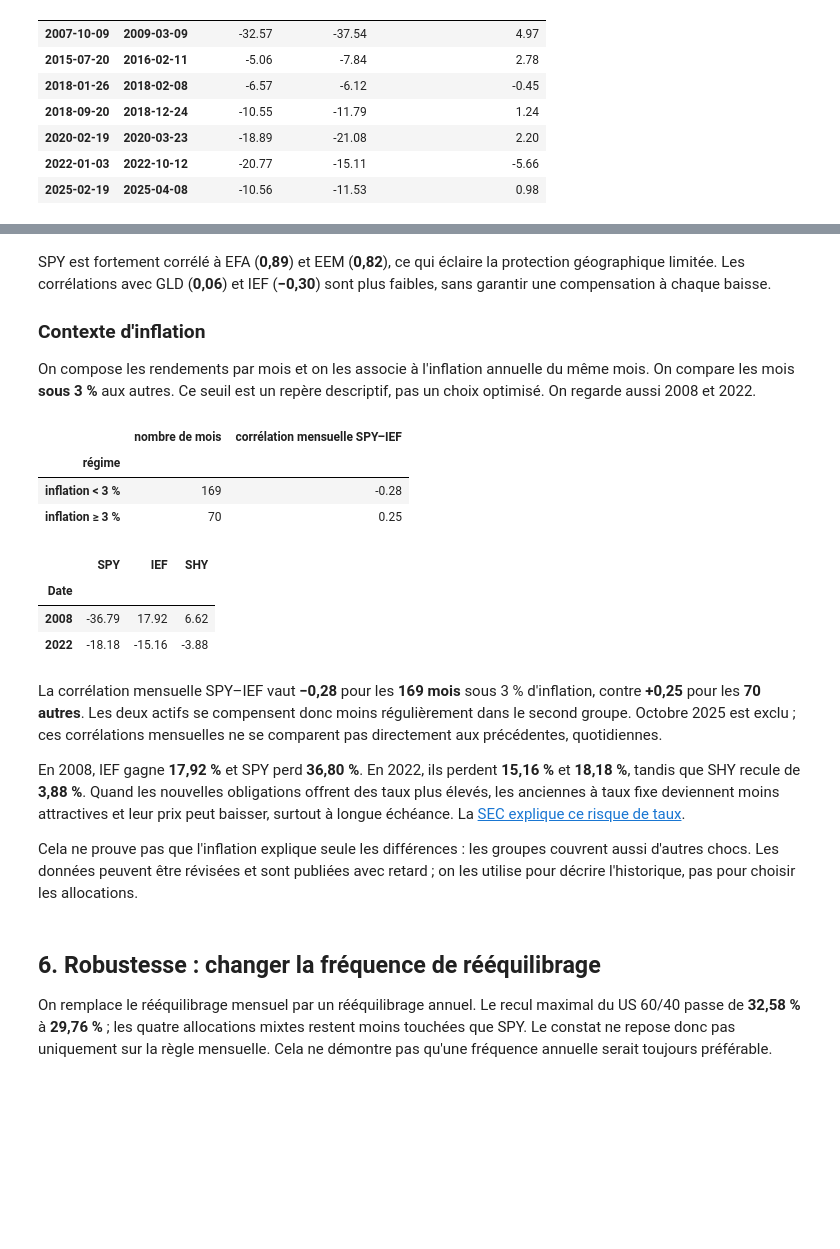
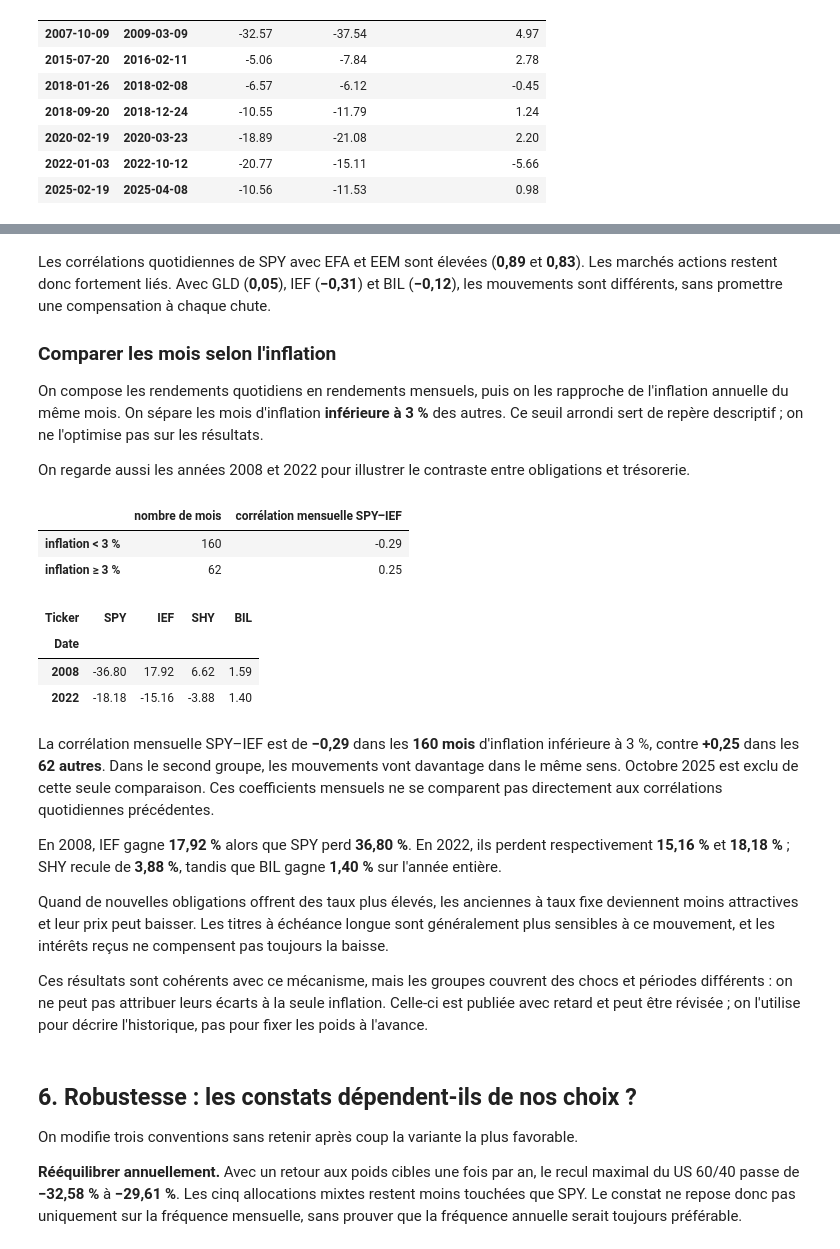
Before and after one commit to thibaut-a11y/Projet-Python-ENSAE, a Jupyter notebook: rapport.ipynb, the cells around one changed output, grey strips where cells are left out. Drawn from its saved outputs; the diff is of its cells as text; code cells hidden in the pictures; blank space fills up the shorter version.

```diff
--- a/rapport.ipynb
+++ b/rapport.ipynb
@@ -13,24 +15,21 @@ On cherche à distinguer **perdre moins que le marché** et **préserver son cap
 # %%
 from pathlib import Path
 import sys
-import json
-import numpy as np
 import pandas as pd
 from IPython.display import display
 
-candidats = [Path.cwd(), *Path.cwd().parents]
-ROOT = next((p for p in candidats
-             if (p / "fonctions/scraping.py").is_file()
-             and (p / "data/raw").is_dir()), None)
-if ROOT is None:
-    raise FileNotFoundError("Ouvrir le notebook depuis le dossier du projet")
+# on repère le dossier du projet
+ROOT = next(p for p in [Path.cwd(), *Path.cwd().parents]
+            if (p / "fonctions").is_dir())
 sys.path.insert(0, str(ROOT))
 
 from fonctions.scraping import TICKERS, fetch_yahoo, fetch_fred
-from fonctions.audit import auditer_prix, auditer_cpi
+from fonctions.audit import auditer_prix, tracer_base_100, auditer_cpi
 from fonctions.analyse import (
     ALLOCATIONS, simuler_allocations, capital_et_recul, indicateurs,
     pertes_en_baisse, reperer_episodes, rendements_episodes,
-    contexte_inflation, comparer_temoin,
+    contexte_inflation, comparer_decennies, comparer_seuils, comparer_temoin,
 )
-from fonctions.graphiques import tracer_capital, tracer_reculs, tracer_episodes, tracer_correlations
+from fonctions.graphiques import (
+    tracer_capital, tracer_reculs, tracer_episodes, tracer_correlations,
+)
@@ -127,0 +46,6 @@ Ces comparaisons nous permettent d'examiner la diversification géographique, l'
+# %%
+chemin_prix = ROOT / "data/raw/asset_prices.parquet"
+chemin_cpi = ROOT / "data/raw/CPIAUCSL.parquet"
+
+prix_bruts = pd.read_parquet(chemin_prix) if chemin_prix.is_file() else fetch_yahoo()
+inflation = pd.read_parquet(chemin_cpi) if chemin_cpi.is_file() else fetch_fred()
@@ -127,0 +56,6 @@ Ces comparaisons nous permettent d'examiner la diversification géographique, l'
+# %%
+prix = prix_bruts.loc["2007-06-01":"2025-12-31", list(TICKERS)].dropna()
+display(auditer_prix(prix))
+print(f"{len(prix)} dates communes, soit {len(prix) - 1} rendements quotidiens")
+print(f"{len(prix_bruts.loc['2007-06-01':'2025-12-31']) - len(prix)} dates retirées")
+tracer_base_100(prix)
@@ -127,0 +83,4 @@ Ces comparaisons nous permettent d'examiner la diversification géographique, l'
+# %%
+inflation = inflation.reindex(pd.date_range("2006-06-01", "2025-12-01", freq="MS"))
+display(auditer_cpi(inflation))
+print("Mois sans indice :", inflation.index[inflation["CPIAUCSL"].isna()].strftime("%Y-%m").tolist())
@@ -289,32 +262,37 @@ tracer_correlations(correlations)
 # %% [markdown]
-SPY est fortement corrélé à EFA (**0,89**) et EEM (**0,82**), ce qui éclaire la protection géographique limitée. Les corrélations avec GLD (**0,06**) et IEF (**−0,30**) sont plus faibles, sans garantir une compensation à chaque baisse.
+Les corrélations quotidiennes de SPY avec EFA et EEM sont élevées (**0,89** et **0,83**). Les marchés actions restent donc fortement liés. Avec GLD (**0,05**), IEF (**−0,31**) et BIL (**−0,12**), les mouvements sont différents, sans promettre une compensation à chaque chute.
 
-### Contexte d'inflation
+### Comparer les mois selon l'inflation
 
-On compose les rendements par mois et on les associe à l'inflation annuelle du même mois. On compare les mois **sous 3 %** aux autres. Ce seuil est un repère descriptif, pas un choix optimisé. On regarde aussi 2008 et 2022.
+On compose les rendements quotidiens en rendements mensuels, puis on les rapproche de l'inflation annuelle du même mois. On sépare les mois d'inflation **inférieure à 3 %** des autres. Ce seuil arrondi sert de repère descriptif ; on ne l'optimise pas sur les résultats.
+
+On regarde aussi les années 2008 et 2022 pour illustrer le contraste entre obligations et trésorerie.
 # %%
 display(contexte_inflation(rendements_actifs, inflation).round(2))
 annuel_actifs = 100 * ((1 + rendements_actifs).groupby(rendements_actifs.index.year).prod() - 1)
-display(annuel_actifs.loc[[2008, 2022], ["SPY", "IEF", "SHY"]].round(2))
+display(annuel_actifs.loc[[2008, 2022], ["SPY", "IEF", "SHY", "BIL"]].round(2))
 # %% [output]
 |  | nombre de mois | corrélation mensuelle SPY–IEF |
-| régime |  |  |
-| inflation < 3 % | 169 | -0.28 |
-| inflation ≥ 3 % | 70 | 0.25 |
+| inflation < 3 % | 160 | -0.29 |
+| inflation ≥ 3 % | 62 | 0.25 |
-|  | SPY | IEF | SHY |
-| Date |  |  |  |
-| 2008 | -36.79 | 17.92 | 6.62 |
-| 2022 | -18.18 | -15.16 | -3.88 |
+| Ticker | SPY | IEF | SHY | BIL |
+| Date |  |  |  |  |
+| 2008 | -36.80 | 17.92 | 6.62 | 1.59 |
+| 2022 | -18.18 | -15.16 | -3.88 | 1.40 |
 # %% [markdown]
-La corrélation mensuelle SPY–IEF vaut **−0,28** pour les **169 mois** sous 3 % d'inflation, contre **+0,25** pour les **70 autres**. Les deux actifs se compensent donc moins régulièrement dans le second groupe. Octobre 2025 est exclu ; ces corrélations mensuelles ne se comparent pas directement aux précédentes, quotidiennes.
+La corrélation mensuelle SPY–IEF est de **−0,29** dans les **160 mois** d'inflation inférieure à 3 %, contre **+0,25** dans les **62 autres**. Dans le second groupe, les mouvements vont davantage dans le même sens. Octobre 2025 est exclu de cette seule comparaison. Ces coefficients mensuels ne se comparent pas directement aux corrélations quotidiennes précédentes.
 
-En 2008, IEF gagne **17,92 %** et SPY perd **36,80 %**. En 2022, ils perdent **15,16 %** et **18,18 %**, tandis que SHY recule de **3,88 %**. Quand les nouvelles obligations offrent des taux plus élevés, les anciennes à taux fixe deviennent moins attractives et leur prix peut baisser, surtout à longue échéance. La [SEC explique ce risque de taux](https://www.investor.gov/introduction-investing/general-resources/news-alerts/alerts-bulletins/investor-bulletins-86).
+En 2008, IEF gagne **17,92 %** alors que SPY perd **36,80 %**. En 2022, ils perdent respectivement **15,16 %** et **18,18 %** ; SHY recule de **3,88 %**, tandis que BIL gagne **1,40 %** sur l'année entière.
 
-Cela ne prouve pas que l'inflation explique seule les différences : les groupes couvrent aussi d'autres chocs. Les données peuvent être révisées et sont publiées avec retard ; on les utilise pour décrire l'historique, pas pour choisir les allocations.
+Quand de nouvelles obligations offrent des taux plus élevés, les anciennes à taux fixe deviennent moins attractives et leur prix peut baisser. Les titres à échéance longue sont généralement plus sensibles à ce mouvement, et les intérêts reçus ne compensent pas toujours la baisse.
+
+Ces résultats sont cohérents avec ce mécanisme, mais les groupes couvrent des chocs et périodes différents : on ne peut pas attribuer leurs écarts à la seule inflation. Celle-ci est publiée avec retard et peut être révisée ; on l'utilise pour décrire l'historique, pas pour fixer les poids à l'avance.
 # %% [markdown]
-## 6. Robustesse : changer la fréquence de rééquilibrage
+## 6. Robustesse : les constats dépendent-ils de nos choix ?
 
-On remplace le rééquilibrage mensuel par un rééquilibrage annuel. Le recul maximal du US 60/40 passe de **32,58 %** à **29,76 %** ; les quatre allocations mixtes restent moins touchées que SPY. Le constat ne repose donc pas uniquement sur la règle mensuelle. Cela ne démontre pas qu'une fréquence annuelle serait toujours préférable.
+On modifie trois conventions sans retenir après coup la variante la plus favorable.
+
+**Rééquilibrer annuellement.** Avec un retour aux poids cibles une fois par an, le recul maximal du US 60/40 passe de **−32,58 %** à **−29,61 %**. Les cinq allocations mixtes restent moins touchées que SPY. Le constat ne repose donc pas uniquement sur la fréquence mensuelle, sans prouver que la fréquence annuelle serait toujours préférable.
 # %%
 rendements_annuels = simuler_allocations(prix, "Y")
 capital_annuel, recul_annuel = capital_et_recul(rendements_annuels, prix.index[0])
```
Also changed, not shown: parts of 51 cells of this notebook, 10 other files.
